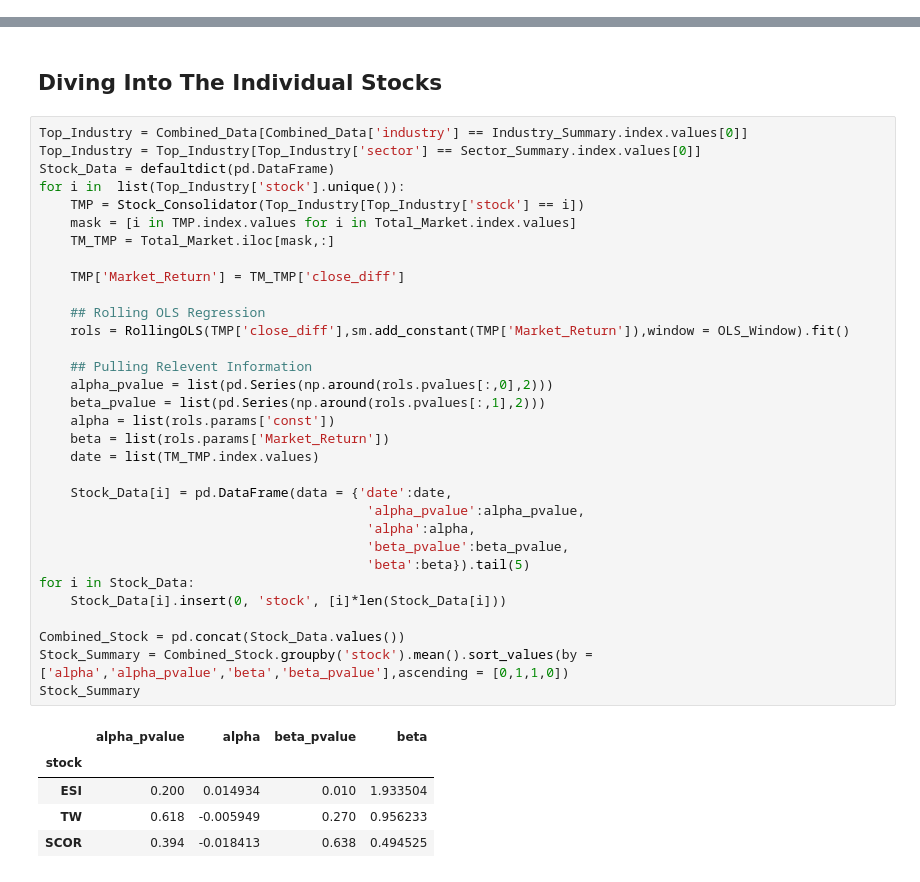
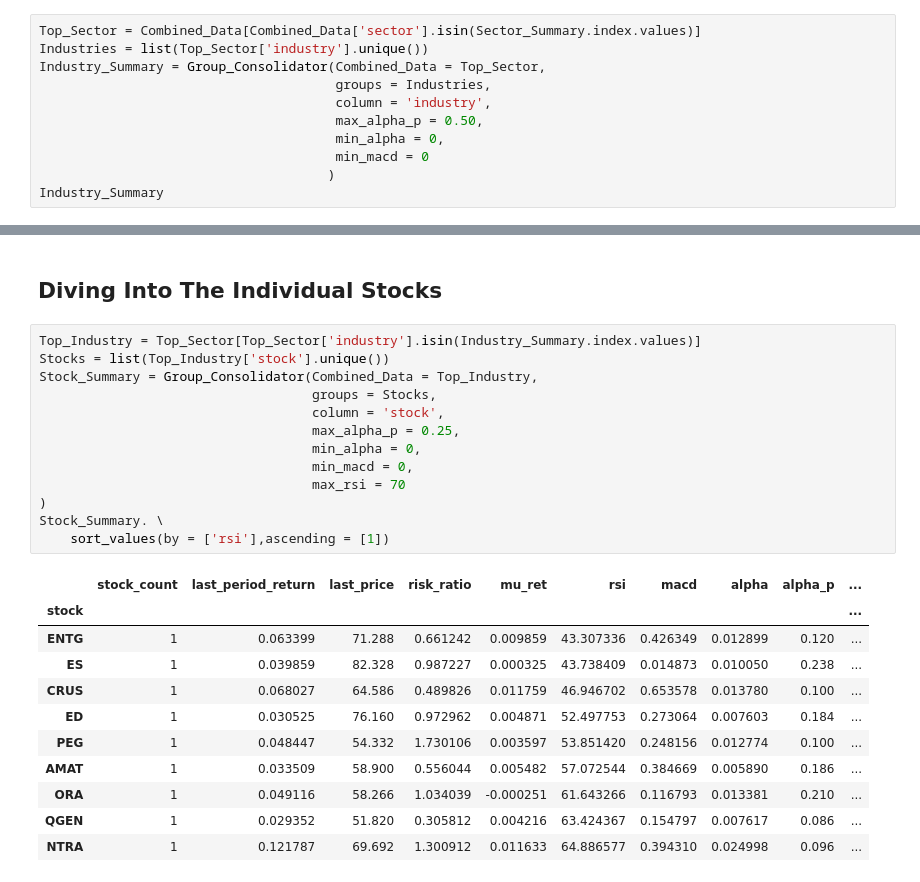
Before and after one commit to webclinic017/Stock-Strategy-Exploration, a Jupyter notebook: Python/Alpaca.ipynb, the cells around one changed output, grey strips where cells are left out. Saved outputs shown, nothing was run; the diff lists cells and outputs as text.

```diff
--- a/Python/Alpaca.ipynb
+++ b/Python/Alpaca.ipynb
@@ -230,0 +224,11 @@ Industry_Summary
+# %%
+Top_Sector = Combined_Data[Combined_Data['sector'].isin(Sector_Summary.index.values)]
+Industries = list(Top_Sector['industry'].unique())
+Industry_Summary = Group_Consolidator(Combined_Data = Top_Sector,
+                                      groups = Industries,
+                                      column = 'industry',
+                                      max_alpha_p = 0.50,
+                                      min_alpha = 0,
+                                      min_macd = 0
+                                     )
+Industry_Summary
@@ -231,40 +244,27 @@ Industry_Summary
 # %% [markdown]
 ## Diving Into The Individual Stocks
-# %%
-Top_Industry = Combined_Data[Combined_Data['industry'] == Industry_Summary.index.values[0]]
-Top_Industry = Top_Industry[Top_Industry['sector'] == Sector_Summary.index.values[0]]
-Stock_Data = defaultdict(pd.DataFrame)
-for i in  list(Top_Industry['stock'].unique()):
-    TMP = Stock_Consolidator(Top_Industry[Top_Industry['stock'] == i])
-    mask = [i in TMP.index.values for i in Total_Market.index.values]
-    TM_TMP = Total_Market.iloc[mask,:]
-
-    TMP['Market_Return'] = TM_TMP['close_diff']
-
-    ## Rolling OLS Regression
-    rols = RollingOLS(TMP['close_diff'],sm.add_constant(TMP['Market_Return']),window = OLS_Window).fit()
-
-    ## Pulling Relevent Information
-    alpha_pvalue = list(pd.Series(np.around(rols.pvalues[:,0],2)))
-    beta_pvalue = list(pd.Series(np.around(rols.pvalues[:,1],2)))
-    alpha = list(rols.params['const'])
-    beta = list(rols.params['Market_Return'])
-    date = list(TM_TMP.index.values)
-
-    Stock_Data[i] = pd.DataFrame(data = {'date':date,
-                                          'alpha_pvalue':alpha_pvalue,
-                                          'alpha':alpha,
-                                          'beta_pvalue':beta_pvalue,
-                                          'beta':beta}).tail(5)
-for i in Stock_Data:
-    Stock_Data[i].insert(0, 'stock', [i]*len(Stock_Data[i]))
-
-Combined_Stock = pd.concat(Stock_Data.values())
-Stock_Summary = Combined_Stock.groupby('stock').mean().sort_values(by = ['alpha','alpha_pvalue','beta','beta_pvalue'],ascending = [0,1,1,0])
-Stock_Summary
-# %% [output]
-|  | alpha_pvalue | alpha | beta_pvalue | beta |
-| stock |  |  |  |  |
-| ESI | 0.200 | 0.014934 | 0.010 | 1.933504 |
-| TW | 0.618 | -0.005949 | 0.270 | 0.956233 |
-| SCOR | 0.394 | -0.018413 | 0.638 | 0.494525 |
+# %%
+Top_Industry = Top_Sector[Top_Sector['industry'].isin(Industry_Summary.index.values)]
+Stocks = list(Top_Industry['stock'].unique())
+Stock_Summary = Group_Consolidator(Combined_Data = Top_Industry,
+                                   groups = Stocks,
+                                   column = 'stock',
+                                   max_alpha_p = 0.25,
+                                   min_alpha = 0,
+                                   min_macd = 0,
+                                   max_rsi = 70
+)
+Stock_Summary. \
+    sort_values(by = ['rsi'],ascending = [1])
+# %% [output]
+|  | stock_count | last_period_return | last_price | risk_ratio | mu_ret | rsi | macd | alpha | alpha_p | ... |
+| stock |  |  |  |  |  |  |  |  |  | ... |
+| ENTG | 1 | 0.063399 | 71.288 | 0.661242 | 0.009859 | 43.307336 | 0.426349 | 0.012899 | 0.120 | ... |
+| ES | 1 | 0.039859 | 82.328 | 0.987227 | 0.000325 | 43.738409 | 0.014873 | 0.010050 | 0.238 | ... |
+| CRUS | 1 | 0.068027 | 64.586 | 0.489826 | 0.011759 | 46.946702 | 0.653578 | 0.013780 | 0.100 | ... |
+| ED | 1 | 0.030525 | 76.160 | 0.972962 | 0.004871 | 52.497753 | 0.273064 | 0.007603 | 0.184 | ... |
+| PEG | 1 | 0.048447 | 54.332 | 1.730106 | 0.003597 | 53.851420 | 0.248156 | 0.012774 | 0.100 | ... |
+| AMAT | 1 | 0.033509 | 58.900 | 0.556044 | 0.005482 | 57.072544 | 0.384669 | 0.005890 | 0.186 | ... |
+| ORA | 1 | 0.049116 | 58.266 | 1.034039 | -0.000251 | 61.643266 | 0.116793 | 0.013381 | 0.210 | ... |
+| QGEN | 1 | 0.029352 | 51.820 | 0.305812 | 0.004216 | 63.424367 | 0.154797 | 0.007617 | 0.086 | ... |
+| NTRA | 1 | 0.121787 | 69.692 | 1.300912 | 0.011633 | 64.886577 | 0.394310 | 0.024998 | 0.096 | ... |
```
Also changed, not shown: parts of 12 cells of this notebook, 4 other files.
